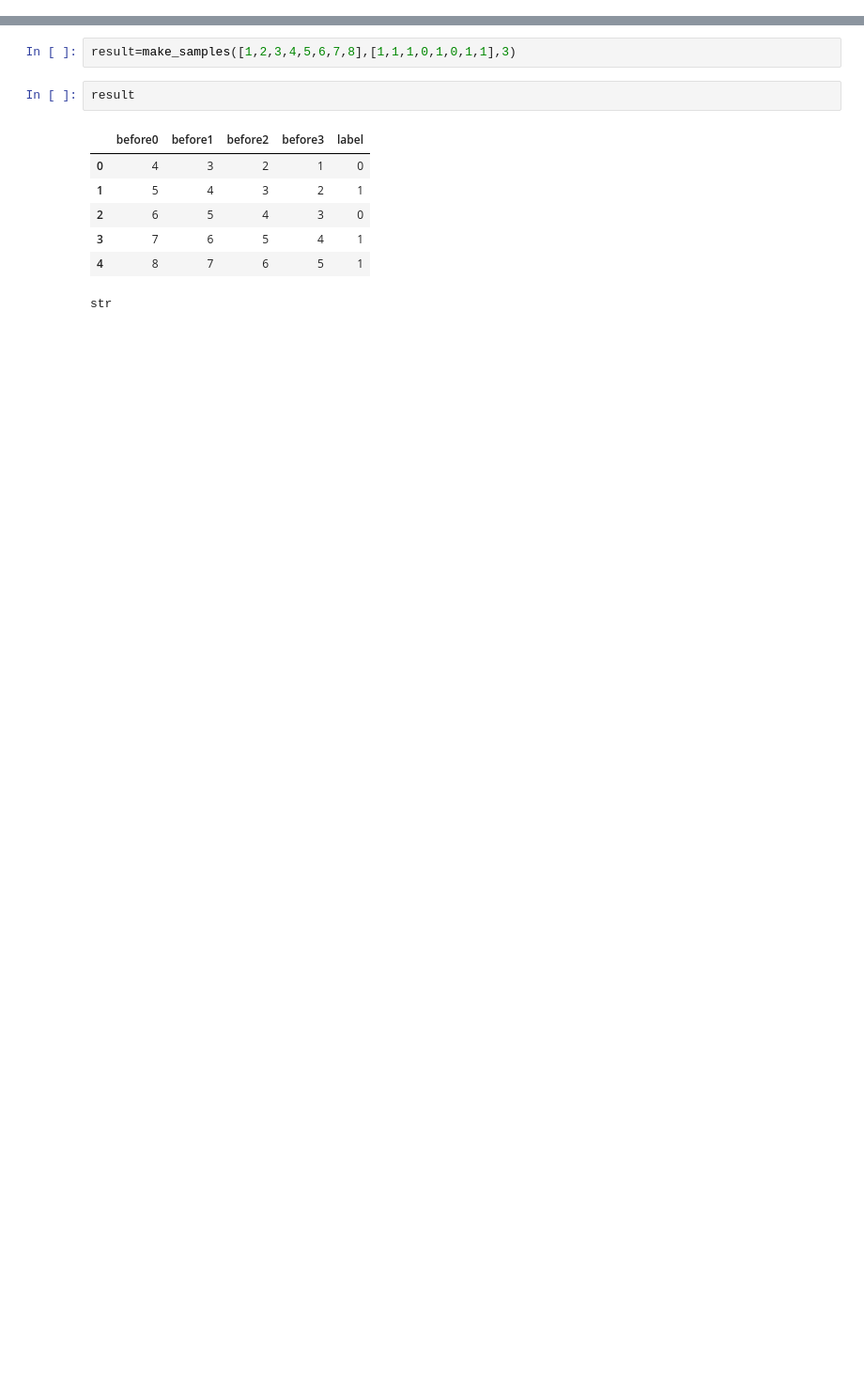
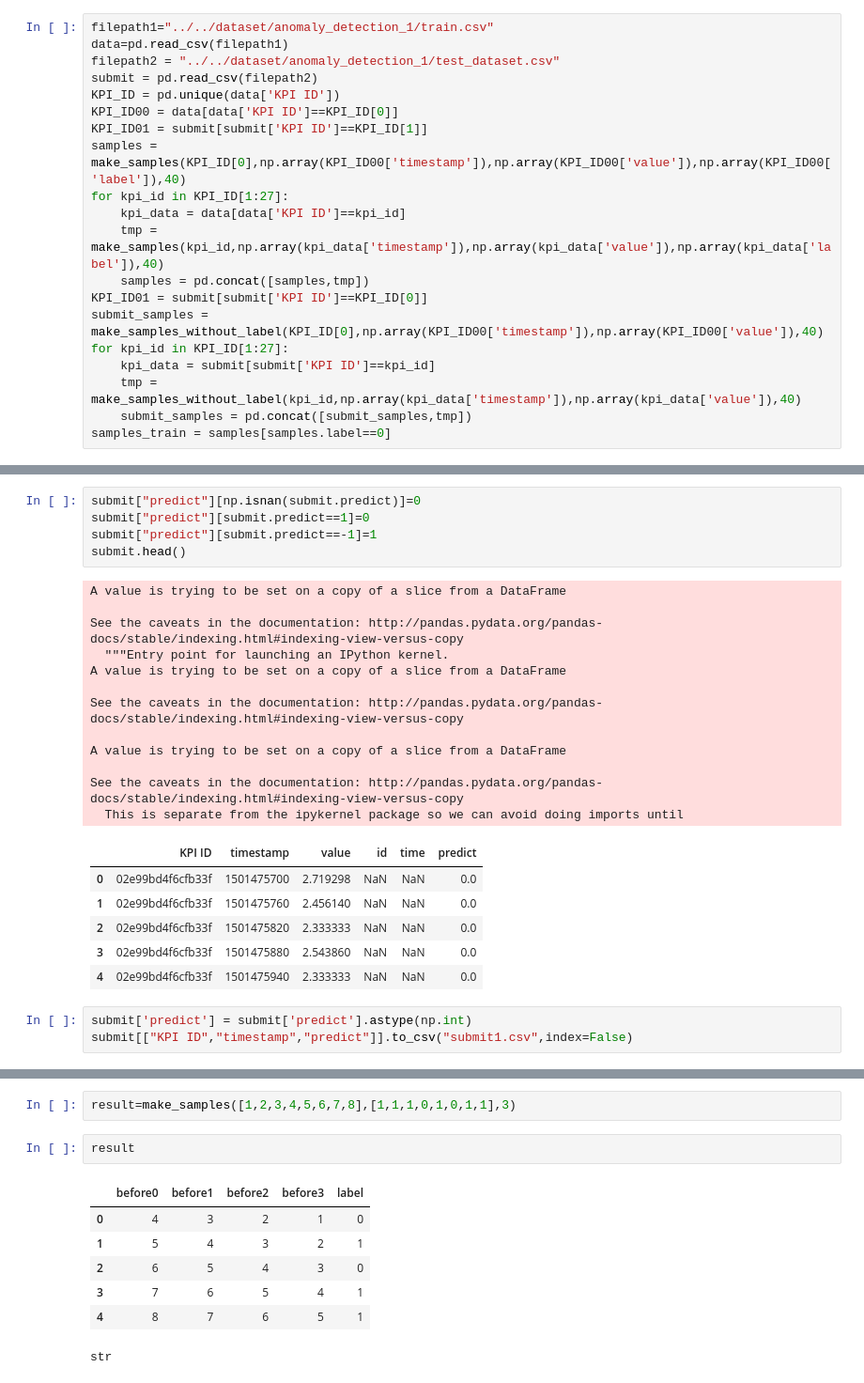
Before and after one commit to snowisland1/Dews, a Jupyter notebook: Projects/KPI_anomaly/analysic.ipynb, the cells around one changed output, grey strips where cells are left out. Shown at 94% size. Saved outputs shown, nothing was run; the diff lists cells and outputs as text; blank space fills up the shorter version.

```diff
--- a/Projects/KPI_anomaly/analysic.ipynb
+++ b/Projects/KPI_anomaly/analysic.ipynb
@@ -48,0 +130,20 @@ KPI_ID26 = data[data['KPI ID']==KPI_ID[26]]
+# %%
+filepath1="../../dataset/anomaly_detection_1/train.csv"
+data=pd.read_csv(filepath1)
+filepath2 = "../../dataset/anomaly_detection_1/test_dataset.csv"
+submit = pd.read_csv(filepath2)
+KPI_ID = pd.unique(data['KPI ID'])
+KPI_ID00 = data[data['KPI ID']==KPI_ID[0]]
+KPI_ID01 = submit[submit['KPI ID']==KPI_ID[1]]
+samples = make_samples(KPI_ID[0],np.array(KPI_ID00['timestamp']),np.array(KPI_ID00['value']),np.array(KPI_ID00['label']),40)
+for kpi_id in KPI_ID[1:27]:
+    kpi_data = data[data['KPI ID']==kpi_id]
+    tmp = make_samples(kpi_id,np.array(kpi_data['timestamp']),np.array(kpi_data['value']),np.array(kpi_data['label']),40)
+    samples = pd.concat([samples,tmp])
+KPI_ID01 = submit[submit['KPI ID']==KPI_ID[0]]
+submit_samples = make_samples_without_label(KPI_ID[0],np.array(KPI_ID00['timestamp']),np.array(KPI_ID00['value']),40)
+for kpi_id in KPI_ID[1:27]:
+    kpi_data = submit[submit['KPI ID']==kpi_id]
+    tmp = make_samples_without_label(kpi_id,np.array(kpi_data['timestamp']),np.array(kpi_data['value']),40)
+    submit_samples = pd.concat([submit_samples,tmp])
+samples_train = samples[samples.label==0]
@@ -49 +194,28 @@ KPI_ID26 = data[data['KPI ID']==KPI_ID[26]]
+# %%
+submit["predict"][np.isnan(submit.predict)]=0
+submit["predict"][submit.predict==1]=0
+submit["predict"][submit.predict==-1]=1
+submit.head()
+# %% [output]
+A value is trying to be set on a copy of a slice from a DataFrame
+
+See the caveats in the documentation: http://pandas.pydata.org/pandas-docs/stable/indexing.html#indexing-view-versus-copy
+  """Entry point for launching an IPython kernel.
+A value is trying to be set on a copy of a slice from a DataFrame
+
+See the caveats in the documentation: http://pandas.pydata.org/pandas-docs/stable/indexing.html#indexing-view-versus-copy
+
+A value is trying to be set on a copy of a slice from a DataFrame
+
+See the caveats in the documentation: http://pandas.pydata.org/pandas-docs/stable/indexing.html#indexing-view-versus-copy
+  This is separate from the ipykernel package so we can avoid doing imports until
+|  | KPI ID | timestamp | value | id | time | predict |
+| 0 | 02e99bd4f6cfb33f | 1501475700 | 2.719298 | NaN | NaN | 0.0 |
+| 1 | 02e99bd4f6cfb33f | 1501475760 | 2.456140 | NaN | NaN | 0.0 |
+| 2 | 02e99bd4f6cfb33f | 1501475820 | 2.333333 | NaN | NaN | 0.0 |
+| 3 | 02e99bd4f6cfb33f | 1501475880 | 2.543860 | NaN | NaN | 0.0 |
+| 4 | 02e99bd4f6cfb33f | 1501475940 | 2.333333 | NaN | NaN | 0.0 |
+# %%
+submit['predict'] = submit['predict'].astype(np.int)
+submit[["KPI ID","timestamp","predict"]].to_csv("submit1.csv",index=False)
 # %%
```
Also changed, not shown: parts of 21 cells of this notebook, 11 other files.
